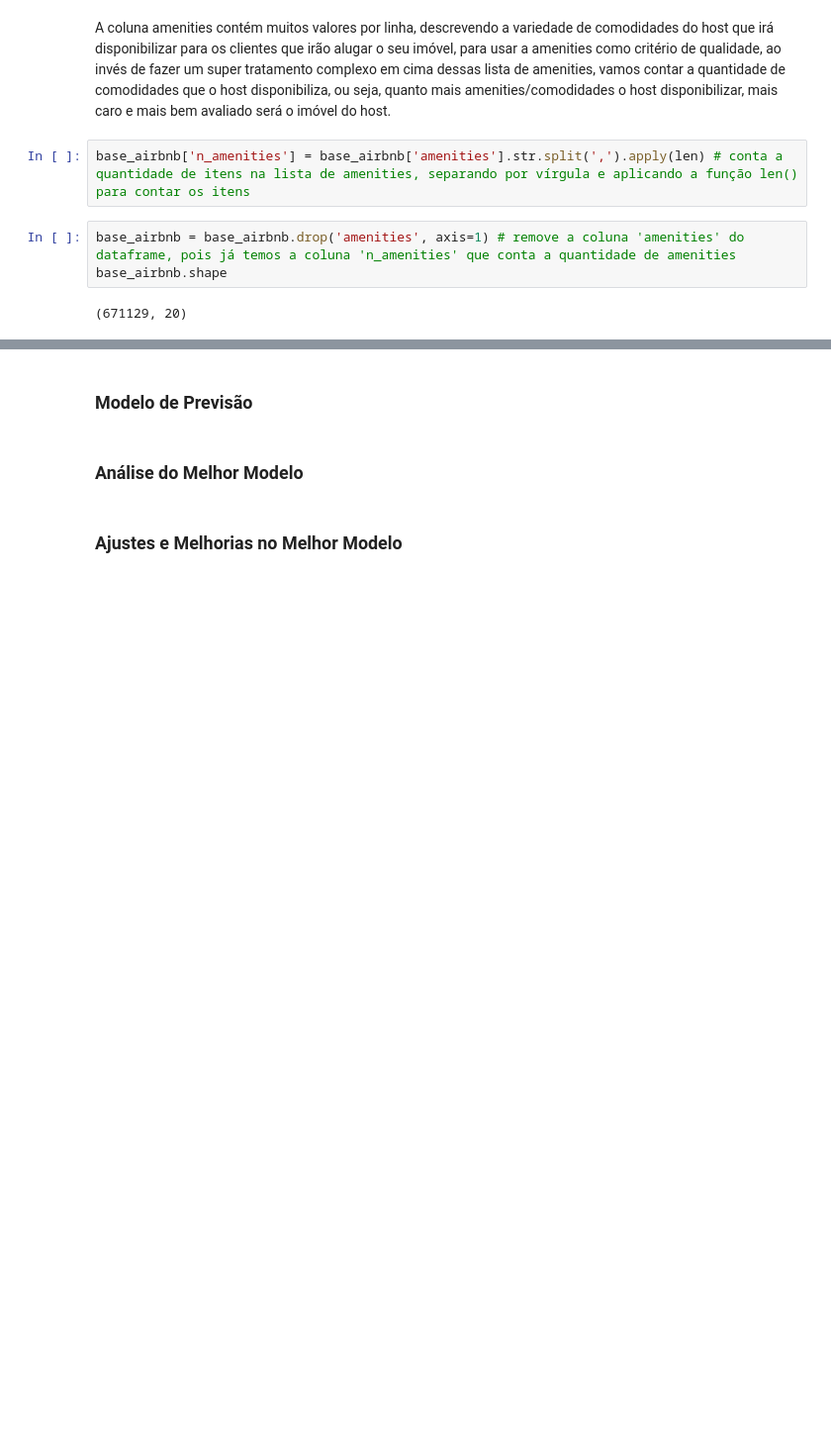
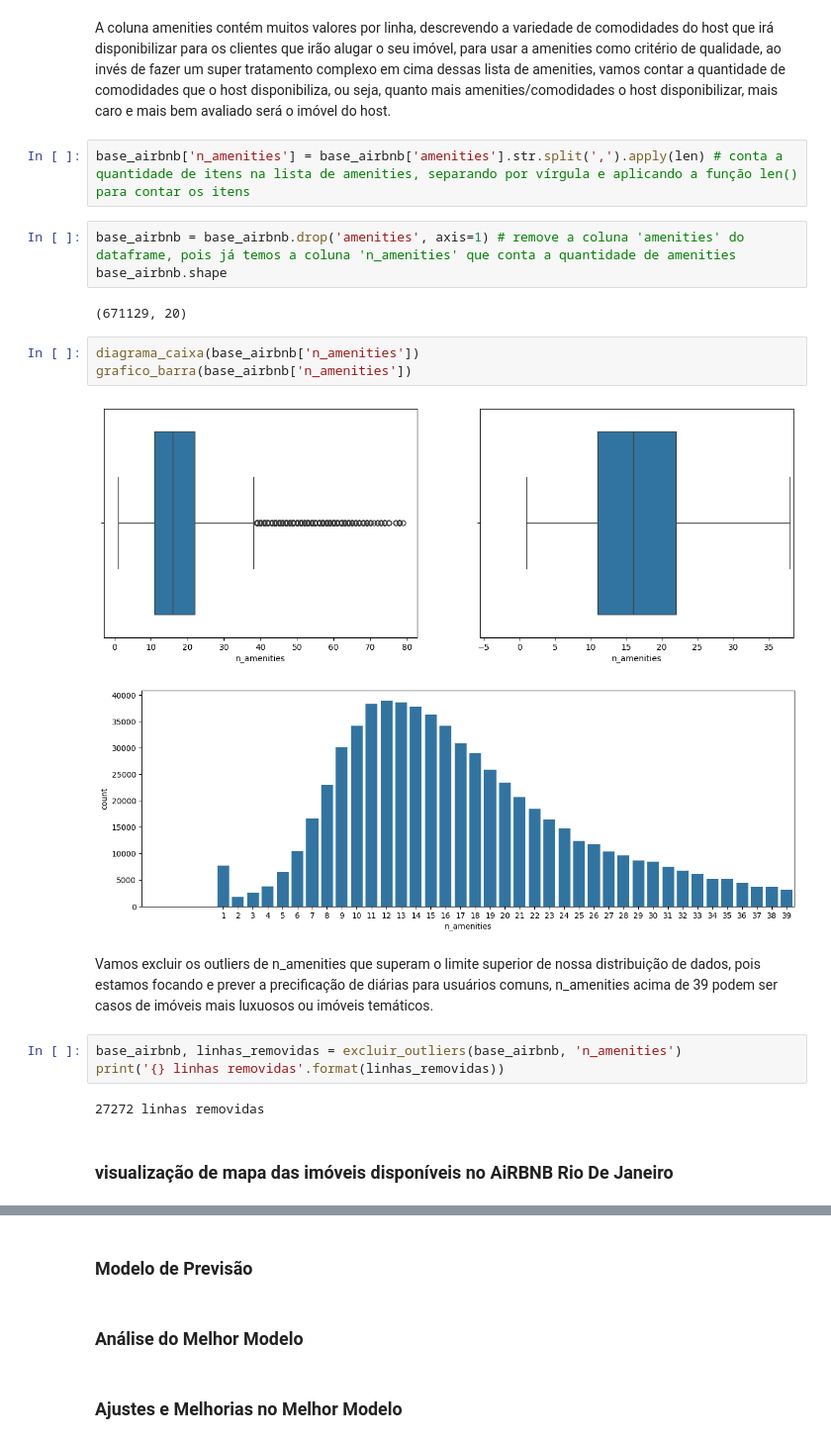
Before and after one commit to Gabrielxdev/Ci-ncia-dados-Airbnb, a Jupyter notebook: análise.ipynb, the cells around one changed output, grey strips where cells are left out. Shown at 99% size. Drawn from its saved outputs; the diff is of its cells as text; blank space fills up the shorter version.

Commit message:
Atualiza análise com encoding e mapa do Airbnb

```diff
--- a/análise.ipynb
+++ b/análise.ipynb
@@ -601,3 +602,18 @@ base_airbnb = base_airbnb.drop('amenities', axis=1) # remove a coluna 'amenities
 base_airbnb.shape
 # %% [output]
 (671129, 20)
+# %%
+diagrama_caixa(base_airbnb['n_amenities'])
+grafico_barra(base_airbnb['n_amenities'])
+# %% [output]
+[figure, added]
+[figure, added]
+# %% [markdown]
+Vamos excluir os outliers de n_amenities que superam o limite superior de nossa distribuição de dados, pois estamos focando e prever a precificação de diárias para usuários comuns, n_amenities acima de 39 podem ser casos de imóveis mais luxuosos ou imóveis temáticos.
+# %%
+base_airbnb, linhas_removidas = excluir_outliers(base_airbnb, 'n_amenities')
+print('{} linhas removidas'.format(linhas_removidas))
+# %% [output]
+27272 linhas removidas
+# %% [markdown]
+### visualização de mapa das imóveis disponíveis no AiRBNB Rio De Janeiro
```
Also changed, not shown: parts of 6 cells of this notebook.
